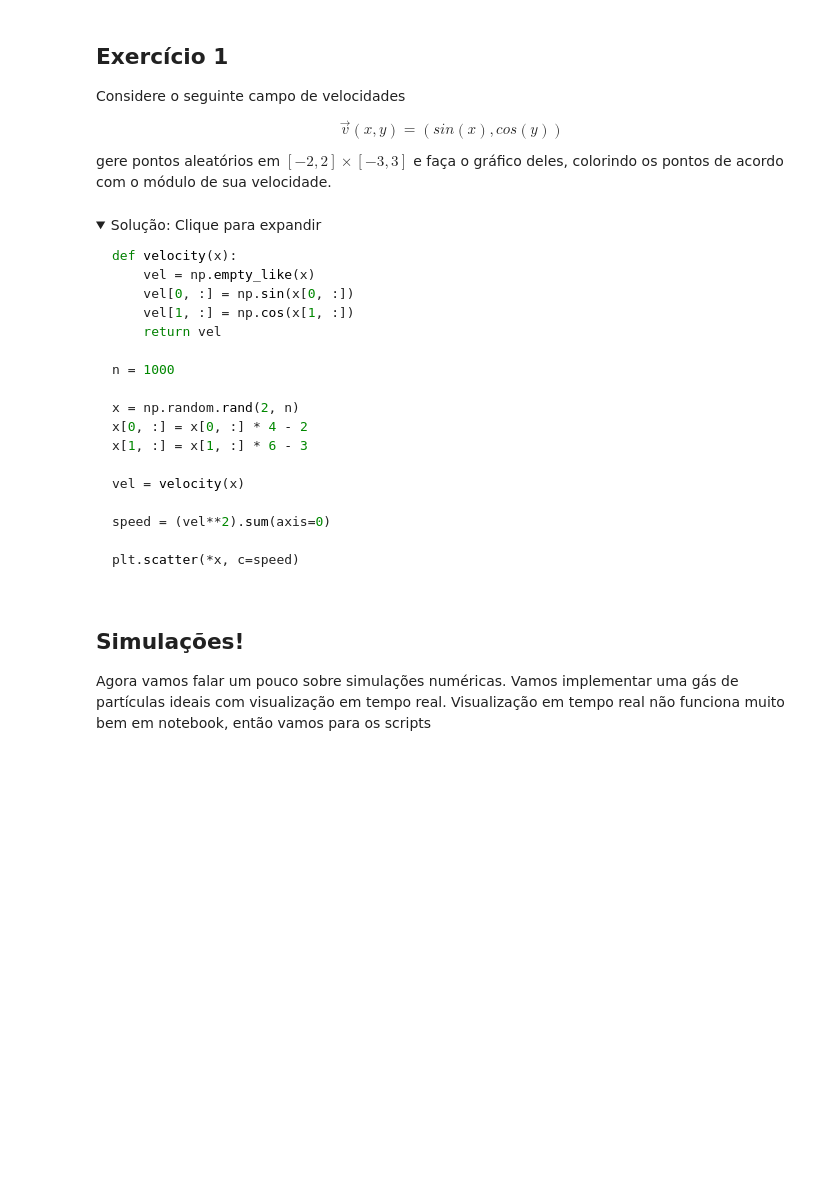
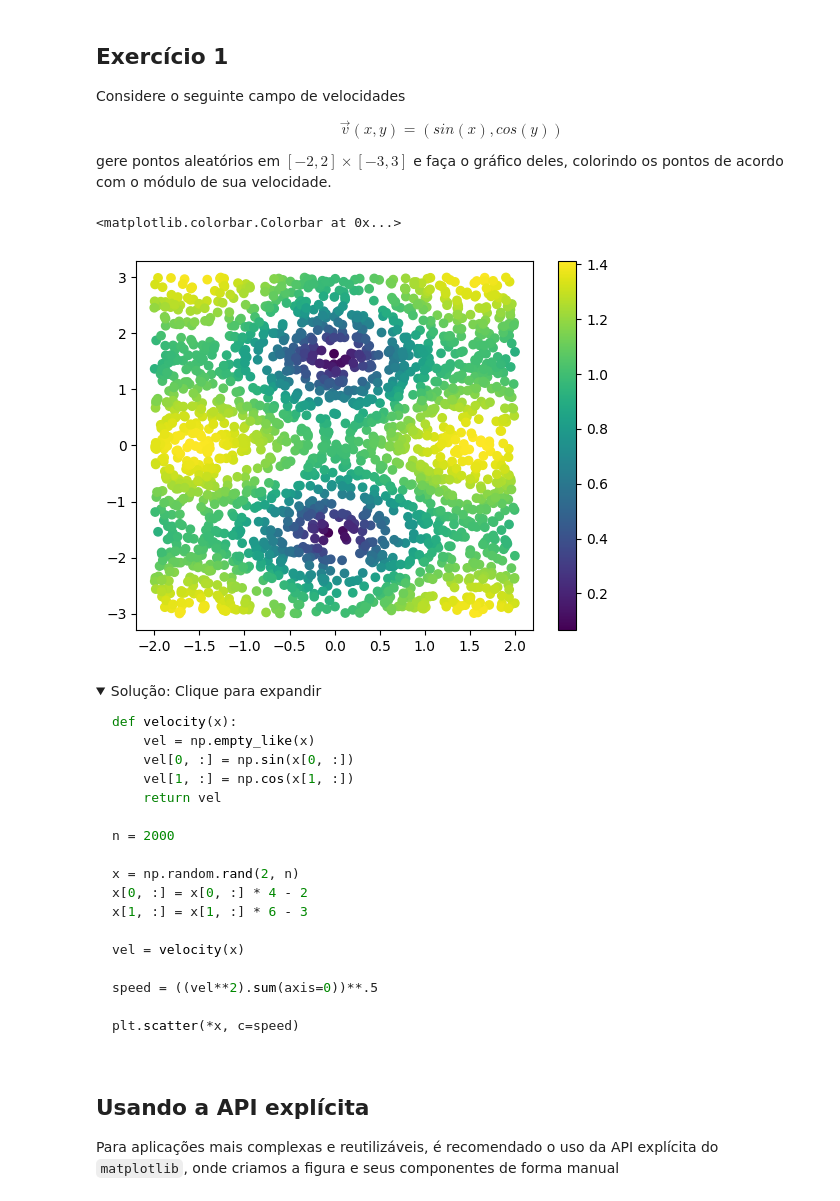
Before and after one commit to marcos1561/minicurso-analise-dados, a Jupyter notebook: aula_3.ipynb, the cells around one changed output. Drawn from its saved outputs; the diff is of its cells as text; code cells hidden in the pictures; folded sections open; blank space fills up the shorter version.

````diff
--- a/aula_3.ipynb
+++ b/aula_3.ipynb
@@ -24,11 +22,15 @@ def func(x, a):
     return np.sin(a * x)/x
 
 n = 100
-x = np.linspace(-3, 3, 100)
+x = np.linspace(-3, 3, n)
 
 a_range = np.linspace(1, 2, 10)
 
+
 ys = [func(x, a) for a in a_range]
+# ys = []
+# for a in a_range:
+#     ys.append(func(x, a))
 
 for y in ys:
     plt.plot(x, y)
@@ -223,6 +239,29 @@ $$
 gere pontos aleatórios em $[-2, 2] \times [-3, 3]$ e faça o gráfico deles, colorindo os pontos de acordo com o módulo de sua velocidade.
 # %%
 # Se divirta :)
+
+def velocity(x):
+    vel = np.empty_like(x)
+    vel[0, :] = np.sin(x[0, :])
+    vel[1, :] = np.cos(x[1, :])
+    return vel
+
+n = 2000
+
+x = np.random.rand(2, n)
+x[0, :] = x[0, :] * 4 - 2
+x[1, :] = x[1, :] * 6 - 3
+
+vel = velocity(x)
+
+speed = ((vel**2).sum(axis=0))**.5
+
+# plt.scatter(*x, c=speed)
+plt.scatter(x[0], x[1], c=speed)
+plt.colorbar()
+# %% [output]
+<matplotlib.colorbar.Colorbar at 0x...>
+[figure, added]
 # %% [markdown]
 <details>
 <summary>Solução: Clique para expandir</summary>
@@ -234,7 +273,7 @@ def velocity(x):
     vel[1, :] = np.cos(x[1, :])
     return vel
 
-n = 1000
+n = 2000
 
 x = np.random.rand(2, n)
 x[0, :] = x[0, :] * 4 - 2
@@ -242,12 +281,12 @@ x[1, :] = x[1, :] * 6 - 3
 
 vel = velocity(x)
 
-speed = (vel**2).sum(axis=0)
+speed = ((vel**2).sum(axis=0))**.5
 
 plt.scatter(*x, c=speed)
 ```
 </details>
 # %% [markdown]
-## Simulações!
+## Usando a API explícita
 
-Agora vamos falar um pouco sobre simulações numéricas. Vamos implementar uma gás de partículas ideais com visualização em tempo real. Visualização em tempo real não funciona muito bem em notebook, então vamos para os scripts
+Para aplicações mais complexas e reutilizáveis, é recomendado o uso da API explícita do `matplotlib`, onde criamos a figura e seus componentes de forma manual
````
Also changed, not shown: parts of 23 cells of this notebook, 6 other files.
